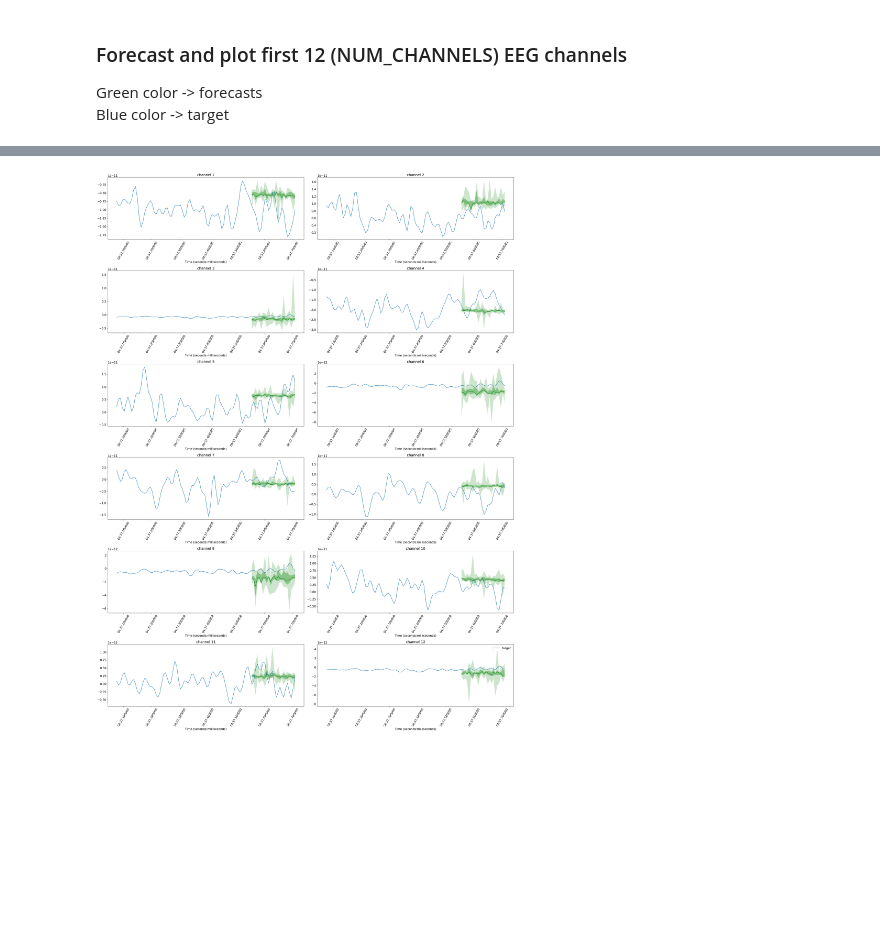
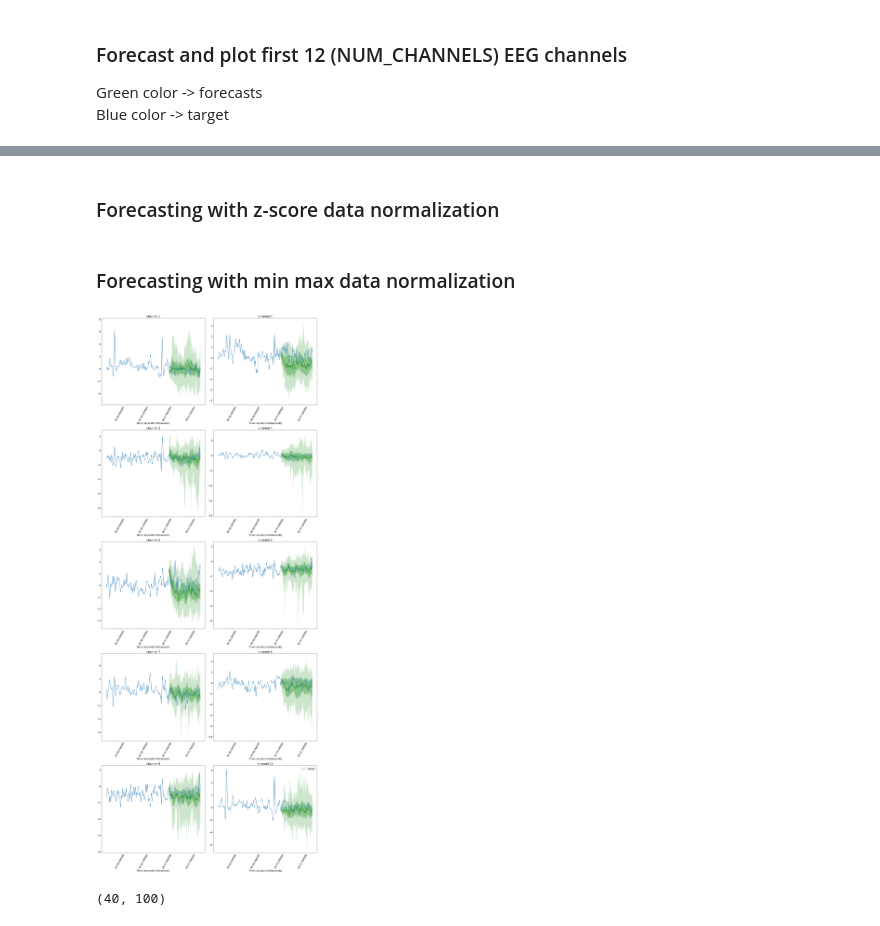
Before and after one commit to arminZolfaghari/Forescasting-EEG-Signals, a Jupyter notebook: Forecasting_EEG_Using_Lag_Llama.ipynb, the cells around one changed output, grey strips where cells are left out. Drawn from its saved outputs; the diff is of its cells as text; code cells hidden in the pictures; blank space fills up the shorter version.

Commit message:
added z-score and min-max normalization

```diff
--- a/Forecasting_EEG_Using_Lag_Llama.ipynb
+++ b/Forecasting_EEG_Using_Lag_Llama.ipynb
@@ -190,9 +229,9 @@ def get_lag_llama_predictions(dataset, prediction_length, num_samples=100):
 # %% [markdown]
 ### Set the parameters for forecasting
 # %%
-PREDICTION_LENGTH = 24  # Define your prediction length
-NUM_SAMPLES = 10 # number of samples sampled from the probability distribution for each timestep
-NUM_CHANNELS = 12 # number of channles that we want to forecast
+PREDICTION_LENGTH = 100  # Define your prediction length
+NUM_SAMPLES = 50 # number of samples sampled from the probability distribution for each timestep
+NUM_CHANNELS = 10 # number of channles that we want to forecast
 # %% [markdown]
 ### Forecast and plot first 12 (NUM_CHANNELS) EEG channels
 Green color -> forecasts \
@@ -210,21 +273,38 @@ for i in range(NUM_CHANNELS):
-# %%
-plt.figure(figsize=(30, 40))
-plt.rcParams.update({'font.size': 15})
-
-# Iterate through the first  series, and plot the predicted samples
-for idx, (forecast, ts) in islice(enumerate(zip(forecasts_arr, tss_arr)), NUM_CHANNELS):
-  forecast = forecast[0]
-  ts = ts[0]
-  ax = plt.subplot(6, 2, idx+1)
-
-  plt.plot(ts[-4 * PREDICTION_LENGTH:].to_timestamp(), label="target", )
-  forecast.plot( color='g')
-  plt.xticks(rotation=60)
-  ax.set_title(f'channel {idx + 1}')
-  plt.xlabel('Time (seconds:milliseconds)')
-
-plt.gcf().tight_layout()
-plt.legend()
-plt.show()
-# %% [output]
-[figure, removed]
+# %% [markdown]
+### Forecasting with z-score data normalization
+# %%
+forecasts_arr, tss_arr = [], []
+z_score_normalized_data = z_score_normalization(data)
+
+for i in range(NUM_CHANNELS):
+  # create dataset for a channel
+  dataset = create_dataset(z_score_normalized_data[i])
+  # get forecasts and tss for a channel
+  forecasts, tss = get_lag_llama_predictions(dataset, PREDICTION_LENGTH, NUM_SAMPLES)
+  forecasts_arr.append(forecasts)
+  tss_arr.append(tss)
+
+plot(forecasts_arr, tss_arr)
+# %% [markdown]
+### Forecasting with min max data normalization
+# %%
+forecasts_arr, tss_arr = [], []
+min_max_normalized_data = min_max_normalization(data)
+
+for i in range(NUM_CHANNELS):
+  # create dataset for a channel
+  dataset = create_dataset(min_max_normalized_data[i])
+  # get forecasts and tss for a channel
+  forecasts, tss = get_lag_llama_predictions(dataset, PREDICTION_LENGTH, NUM_SAMPLES)
+  forecasts_arr.append(forecasts)
+  tss_arr.append(tss)
+
+plot(forecasts_arr, tss_arr)
+# %% [output]
+[figure, added]
+# %%
+forecast = forecasts_arr[0]
+tss = tss_arr[0]
+len(forecast[0].samples), len(forecasts[0].samples[0])
+# %% [output]
+(40, 100)
```
Also changed, not shown: parts of 15 cells of this notebook.
